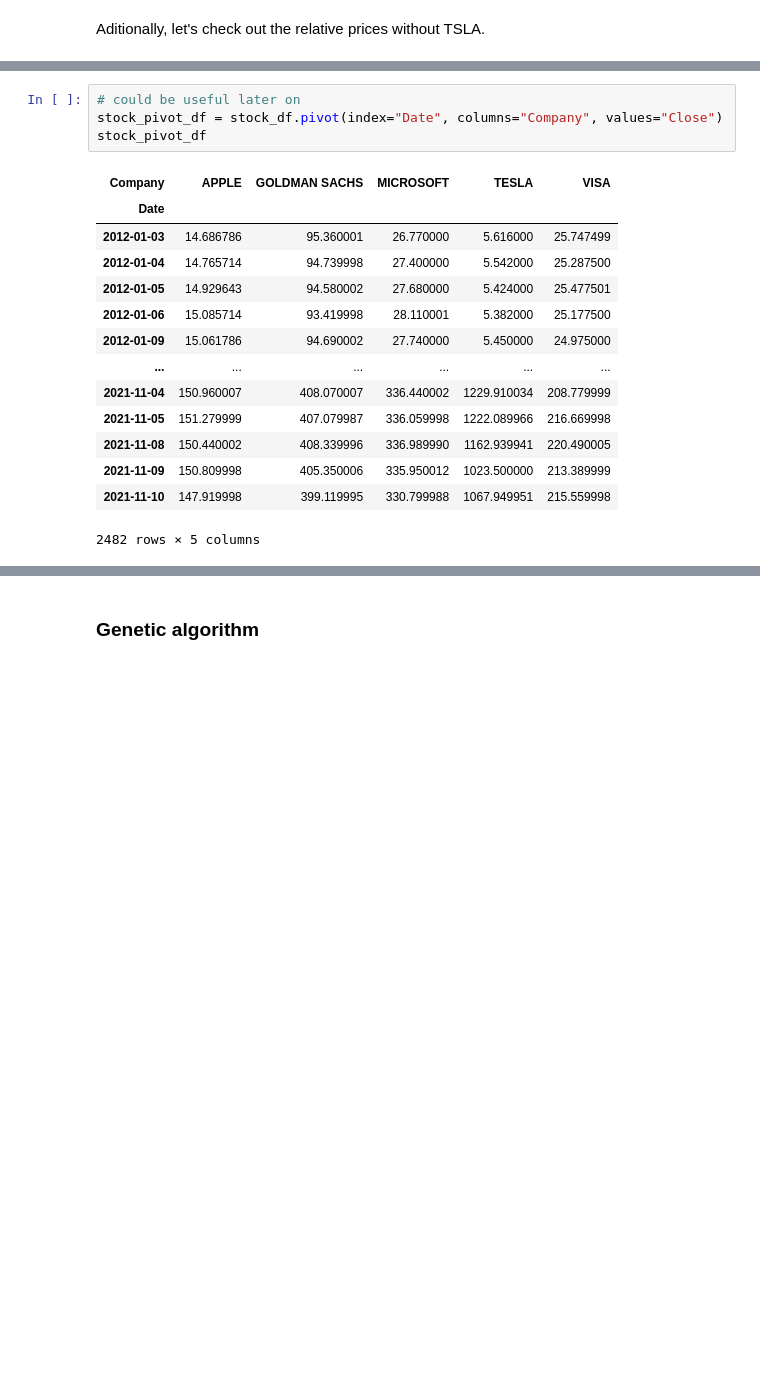
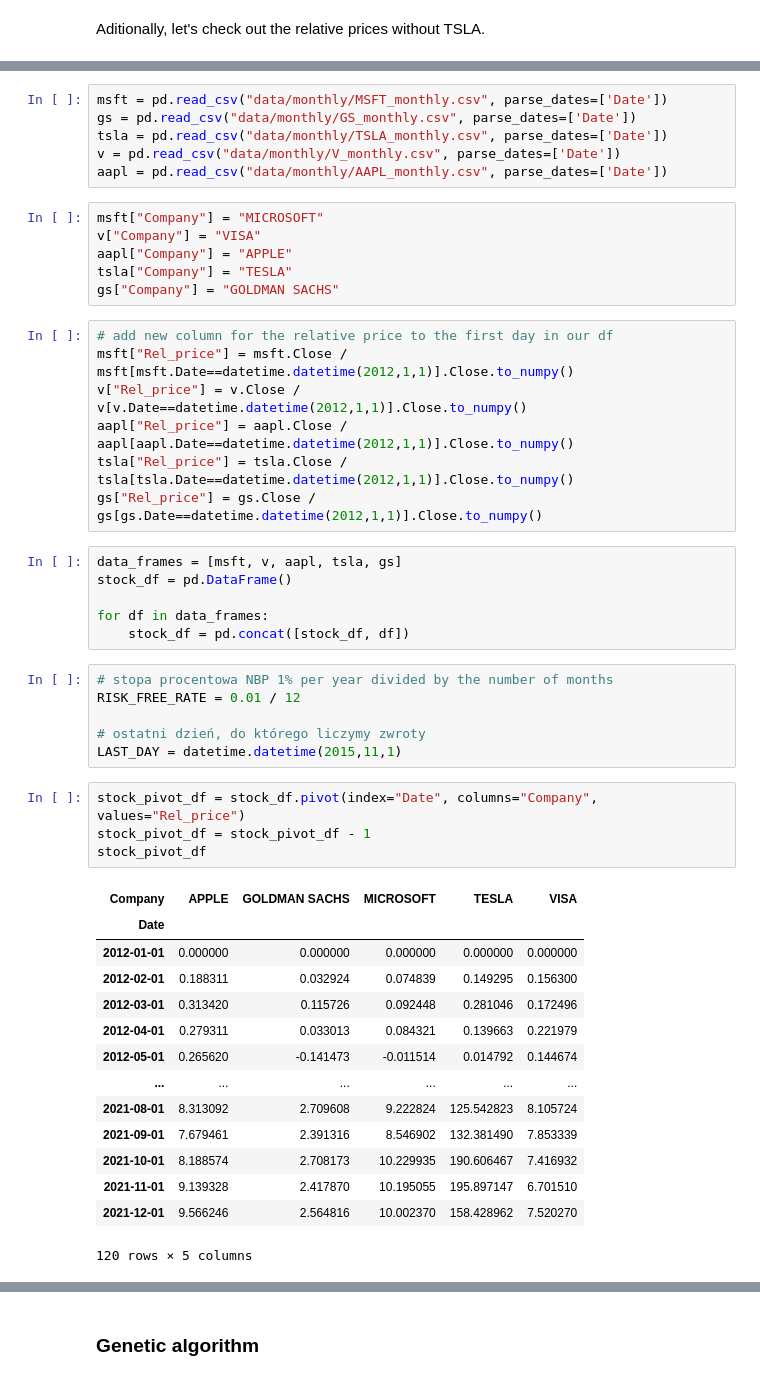
Before and after one commit to bindas1/PortfolioOptimizer, a Jupyter notebook: PortfolioOptimizer.ipynb, the cells around one changed output, grey strips where cells are left out. Saved outputs shown, nothing was run; the diff lists cells and outputs as text; blank space fills up the shorter version.

Commit message:
add data, correct sharpe ratio, refactor notebook

```diff
--- a/PortfolioOptimizer.ipynb
+++ b/PortfolioOptimizer.ipynb
@@ -132,19 +147,50 @@ plt.show()
+# %%
+msft = pd.read_csv("data/monthly/MSFT_monthly.csv", parse_dates=['Date'])
+gs = pd.read_csv("data/monthly/GS_monthly.csv", parse_dates=['Date'])
+tsla = pd.read_csv("data/monthly/TSLA_monthly.csv", parse_dates=['Date'])
+v = pd.read_csv("data/monthly/V_monthly.csv", parse_dates=['Date'])
+aapl = pd.read_csv("data/monthly/AAPL_monthly.csv", parse_dates=['Date'])
+# %%
+msft["Company"] = "MICROSOFT"
+v["Company"] = "VISA"
+aapl["Company"] = "APPLE"
+tsla["Company"] = "TESLA"
+gs["Company"] = "GOLDMAN SACHS"
+# %%
+# add new column for the relative price to the first day in our df
+msft["Rel_price"] = msft.Close / msft[msft.Date==datetime.datetime(2012,1,1)].Close.to_numpy()
+v["Rel_price"] = v.Close / v[v.Date==datetime.datetime(2012,1,1)].Close.to_numpy()
+aapl["Rel_price"] = aapl.Close / aapl[aapl.Date==datetime.datetime(2012,1,1)].Close.to_numpy()
+tsla["Rel_price"] = tsla.Close / tsla[tsla.Date==datetime.datetime(2012,1,1)].Close.to_numpy()
+gs["Rel_price"] = gs.Close / gs[gs.Date==datetime.datetime(2012,1,1)].Close.to_numpy()
+# %%
+data_frames = [msft, v, aapl, tsla, gs]
+stock_df = pd.DataFrame()
+
+for df in data_frames:
+    stock_df = pd.concat([stock_df, df])
+# %%
+# stopa procentowa NBP 1% per year divided by the number of months
+RISK_FREE_RATE = 0.01 / 12
+
+# ostatni dzień, do którego liczymy zwroty
+LAST_DAY = datetime.datetime(2015,11,1)
 # %%
-# could be useful later on
-stock_pivot_df = stock_df.pivot(index="Date", columns="Company", values="Close")
+stock_pivot_df = stock_df.pivot(index="Date", columns="Company", values="Rel_price")
+stock_pivot_df = stock_pivot_df - 1
 stock_pivot_df
 # %% [output]
 | Company | APPLE | GOLDMAN SACHS | MICROSOFT | TESLA | VISA |
 | Date |  |  |  |  |  |
-| 2012-01-03 | 14.686786 | 95.360001 | 26.770000 | 5.616000 | 25.747499 |
-| 2012-01-04 | 14.765714 | 94.739998 | 27.400000 | 5.542000 | 25.287500 |
-| 2012-01-05 | 14.929643 | 94.580002 | 27.680000 | 5.424000 | 25.477501 |
-| 2012-01-06 | 15.085714 | 93.419998 | 28.110001 | 5.382000 | 25.177500 |
-| 2012-01-09 | 15.061786 | 94.690002 | 27.740000 | 5.450000 | 24.975000 |
+| 2012-01-01 | 0.000000 | 0.000000 | 0.000000 | 0.000000 | 0.000000 |
+| 2012-02-01 | 0.188311 | 0.032924 | 0.074839 | 0.149295 | 0.156300 |
+| 2012-03-01 | 0.313420 | 0.115726 | 0.092448 | 0.281046 | 0.172496 |
+| 2012-04-01 | 0.279311 | 0.033013 | 0.084321 | 0.139663 | 0.221979 |
+| 2012-05-01 | 0.265620 | -0.141473 | -0.011514 | 0.014792 | 0.144674 |
 | ... | ... | ... | ... | ... | ... |
-| 2021-11-04 | 150.960007 | 408.070007 | 336.440002 | 1229.910034 | 208.779999 |
-| 2021-11-05 | 151.279999 | 407.079987 | 336.059998 | 1222.089966 | 216.669998 |
-| 2021-11-08 | 150.440002 | 408.339996 | 336.989990 | 1162.939941 | 220.490005 |
-| 2021-11-09 | 150.809998 | 405.350006 | 335.950012 | 1023.500000 | 213.389999 |
-| 2021-11-10 | 147.919998 | 399.119995 | 330.799988 | 1067.949951 | 215.559998 |
+| 2021-08-01 | 8.313092 | 2.709608 | 9.222824 | 125.542823 | 8.105724 |
+| 2021-09-01 | 7.679461 | 2.391316 | 8.546902 | 132.381490 | 7.853339 |
+| 2021-10-01 | 8.188574 | 2.708173 | 10.229935 | 190.606467 | 7.416932 |
+| 2021-11-01 | 9.139328 | 2.417870 | 10.195055 | 195.897147 | 6.701510 |
+| 2021-12-01 | 9.566246 | 2.564816 | 10.002370 | 158.428962 | 7.520270 |
-2482 rows × 5 columns
+120 rows × 5 columns
```
Also changed, not shown: parts of 30 cells of this notebook, 7 other files.
